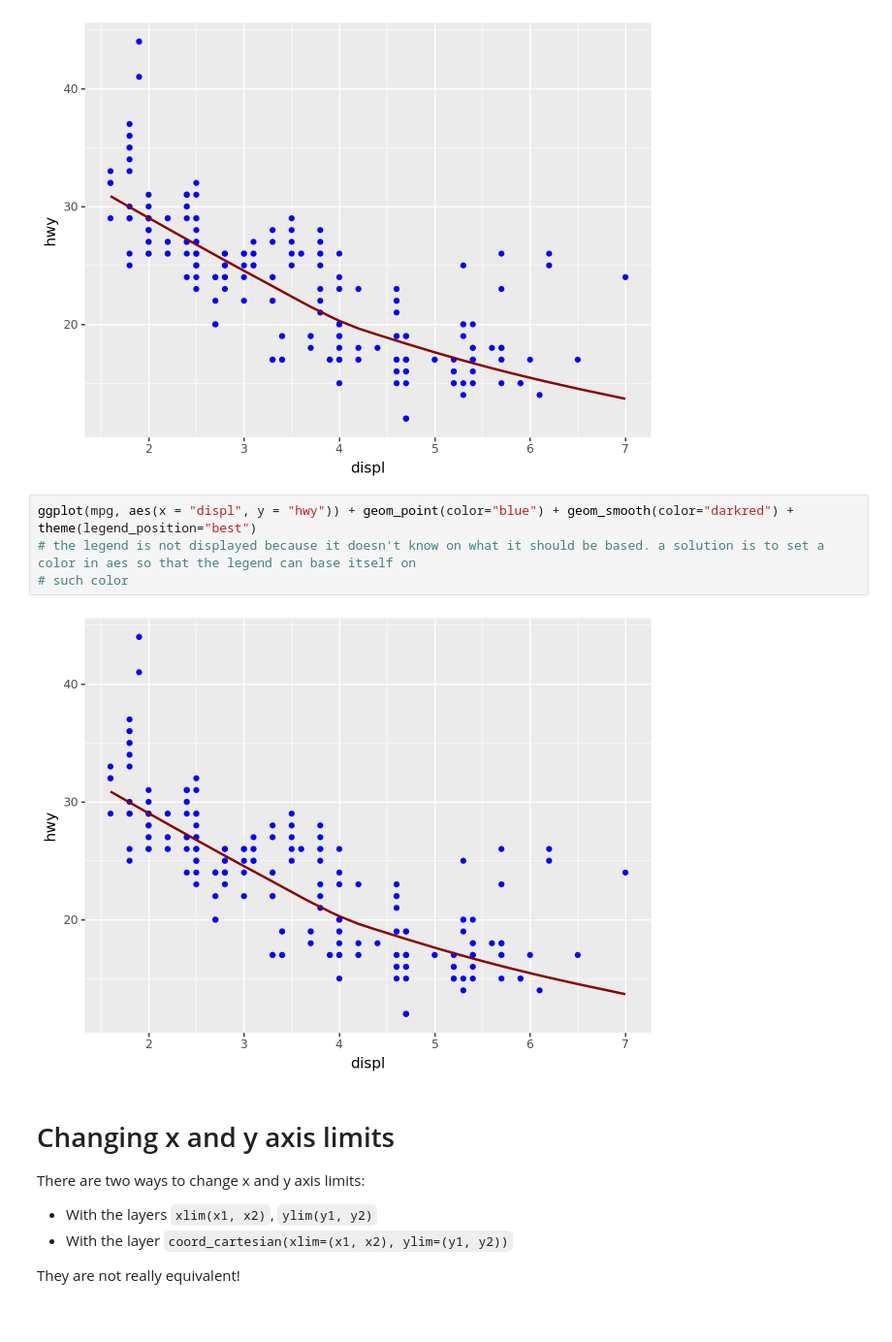
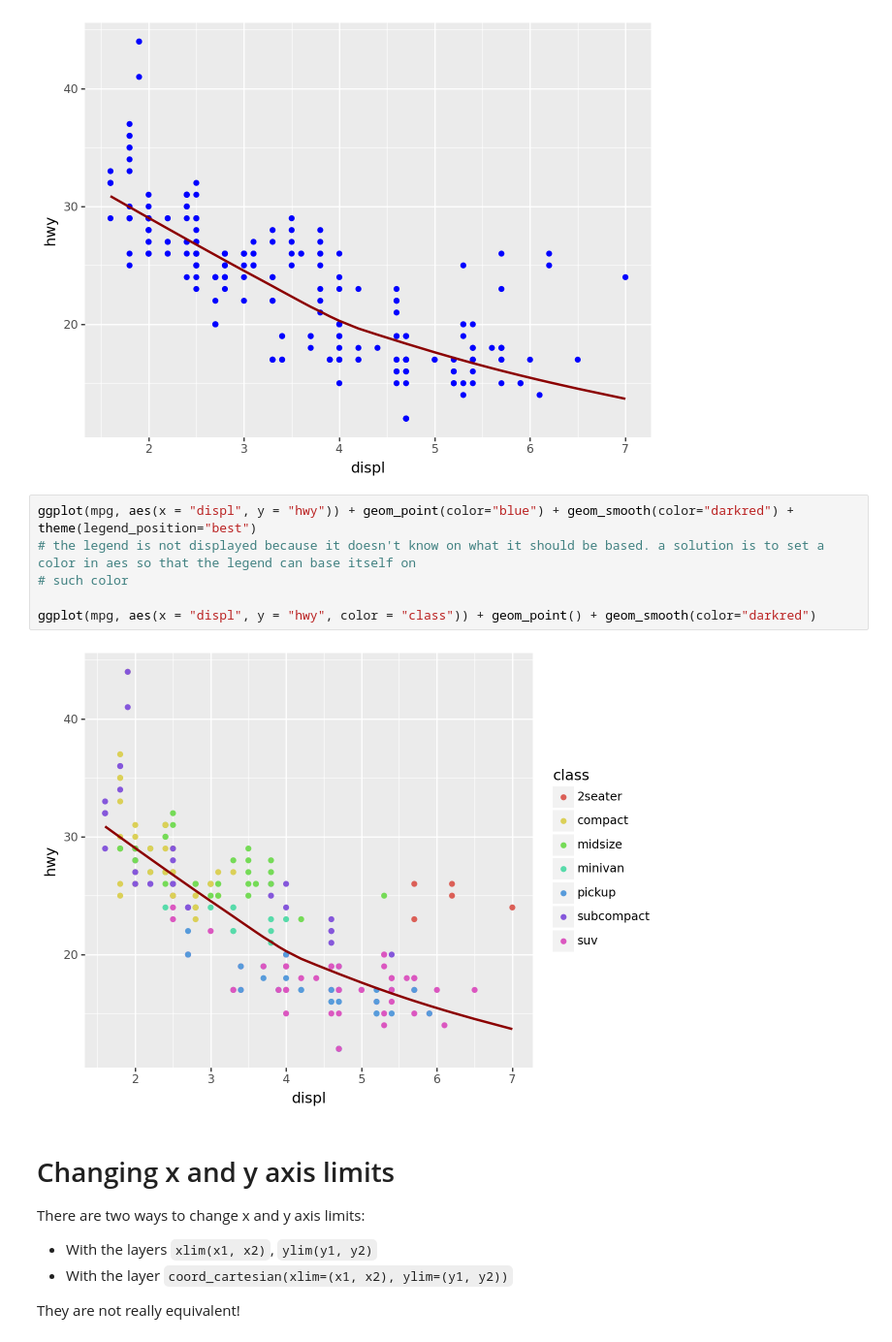
Before and after one commit to najirod02/Dataviz, a Jupyter notebook: lab/Lab08.ipynb, the cells around one changed output. Shown at 97% size. Drawn from its saved outputs; the diff is of its cells as text.

```diff
--- a/lab/Lab08.ipynb
+++ b/lab/Lab08.ipynb
@@ -276,9 +275,11 @@ ggplot(mpg, aes(x = "displ", y = "hwy")) + geom_point(color="blue") + geom_smoot
 # %%
 ggplot(mpg, aes(x = "displ", y = "hwy")) + geom_point(color="blue") + geom_smooth(color="darkred") + theme(legend_position="best")
 # the legend is not displayed because it doesn't know on what it should be based. a solution is to set a color in aes so that the legend can base itself on
 # such color
+
+ggplot(mpg, aes(x = "displ", y = "hwy", color = "class")) + geom_point() + geom_smooth(color="darkred")
 # %% [output]
-[figure, old version]
+[figure, new version]
 # %% [markdown]
 # Changing x and y axis limits
 
```
Also changed, not shown: parts of 7 cells of this notebook, 5 other files.
